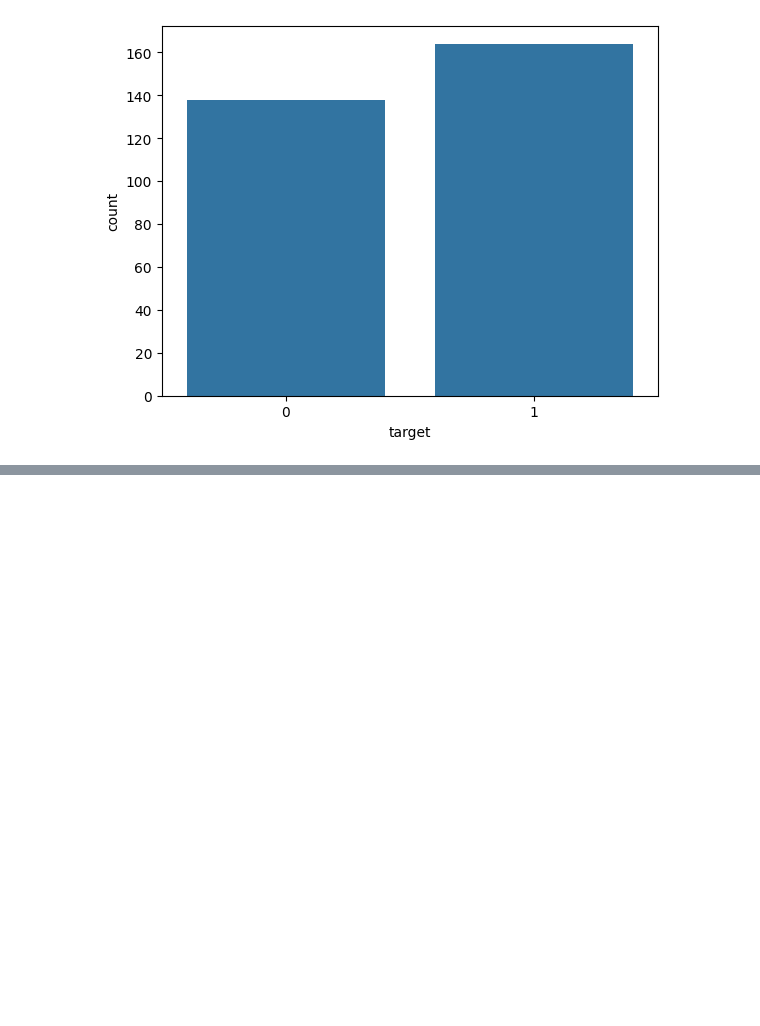
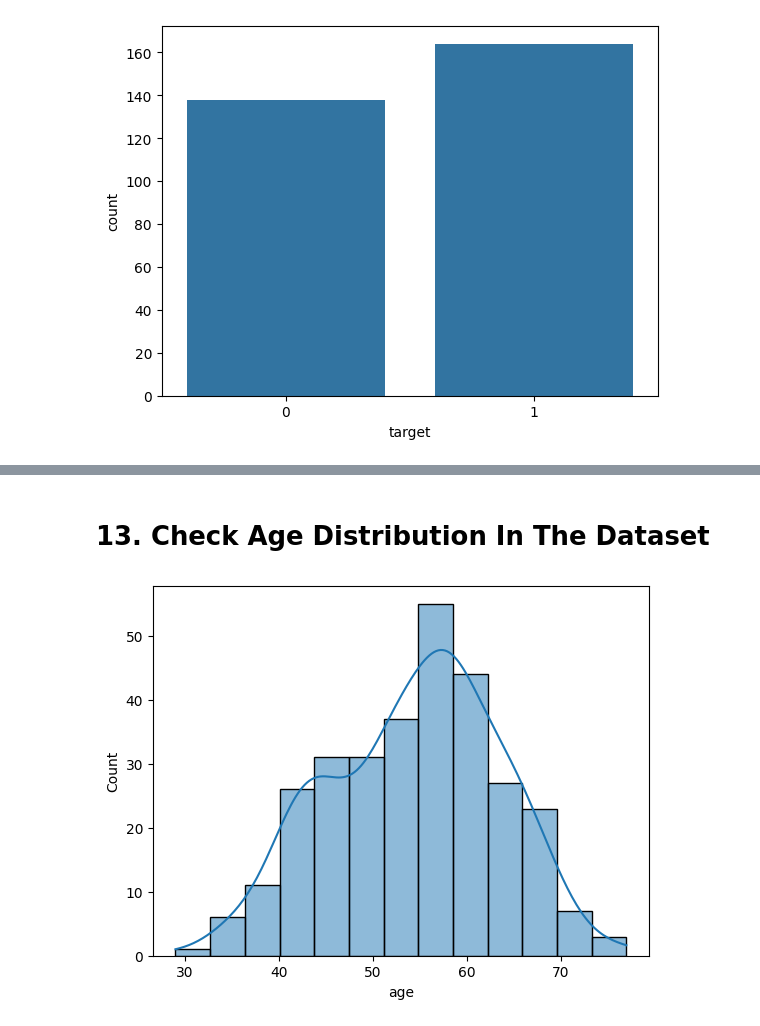
Before and after one commit to niharikaathakur/Heart-Lens, a Jupyter notebook: Heart_Disease_Analysis.ipynb, the cells around one changed output, grey strips where cells are left out. Saved outputs shown, nothing was run; the diff lists cells and outputs as text; code cells hidden in the pictures; blank space fills up the shorter version.

```diff
--- a/Heart_Disease_Analysis.ipynb
+++ b/Heart_Disease_Analysis.ipynb
@@ -151,0 +188,7 @@ sns.countplot(data,x='target')
+# %% [markdown]
+# 13. Check Age Distribution In The Dataset
+# %%
+sns.histplot(data['age'],kde=True)
+plt.show()
+# %% [output]
+[figure, added]
```
Also changed, not shown: parts of 24 cells of this notebook.
